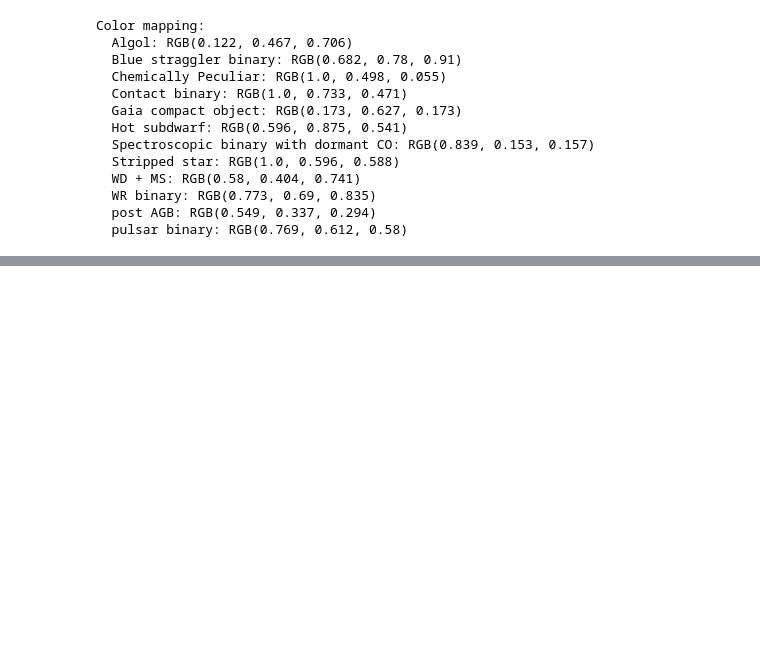
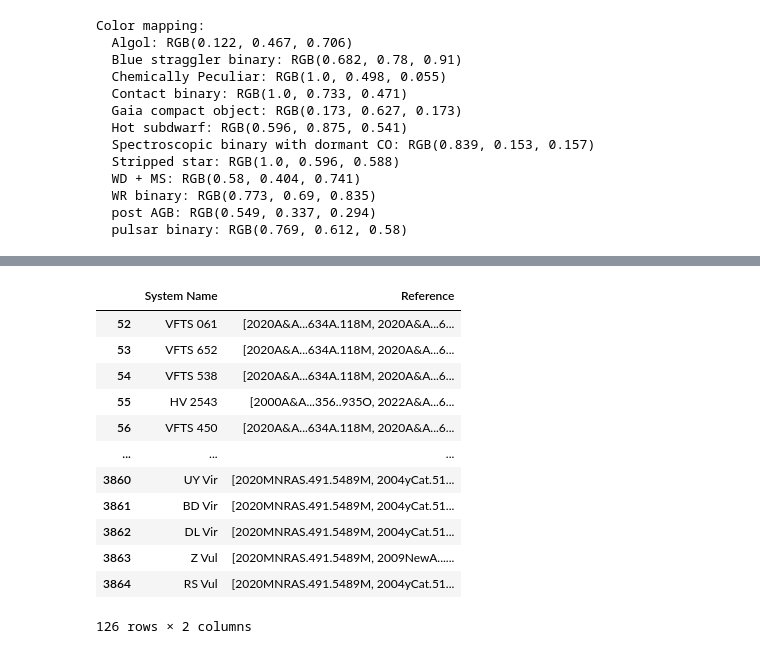
Before and after one commit to binary-observations/post_mt_catalog, a Jupyter notebook: code/data_analysis/Read_and_plot.ipynb, the cells around one changed output, grey strips where cells are left out. Cells and saved outputs as stored; diff of their text form; code cells hidden in the pictures; blank space fills up the shorter version.

```diff
--- a/code/data_analysis/Read_and_plot.ipynb
+++ b/code/data_analysis/Read_and_plot.ipynb
@@ -700,0 +723,16 @@ plot_catalog(
+# %%
+pd_catalog_data[['System Name', 'Reference' ]][pd_catalog_data['system_class'] == 'Algol']
+# %% [output]
+|  | System Name | Reference |
+| 52 | VFTS 061 | [2020A&A...634A.118M, 2020A&A...6... |
+| 53 | VFTS 652 | [2020A&A...634A.118M, 2020A&A...6... |
+| 54 | VFTS 538 | [2020A&A...634A.118M, 2020A&A...6... |
+| 55 | HV 2543 | [2000A&A...356..935O, 2022A&A...6... |
+| 56 | VFTS 450 | [2020A&A...634A.118M, 2020A&A...6... |
+| ... | ... | ... |
+| 3860 | UY Vir | [2020MNRAS.491.5489M, 2004yCat.51... |
+| 3861 | BD Vir | [2020MNRAS.491.5489M, 2004yCat.51... |
+| 3862 | DL Vir | [2020MNRAS.491.5489M, 2004yCat.51... |
+| 3863 | Z Vul | [2020MNRAS.491.5489M, 2009NewA...... |
+| 3864 | RS Vul | [2020MNRAS.491.5489M, 2004yCat.51... |
+126 rows × 2 columns
```
Also changed, not shown: parts of 8 cells of this notebook, 2 other files.
